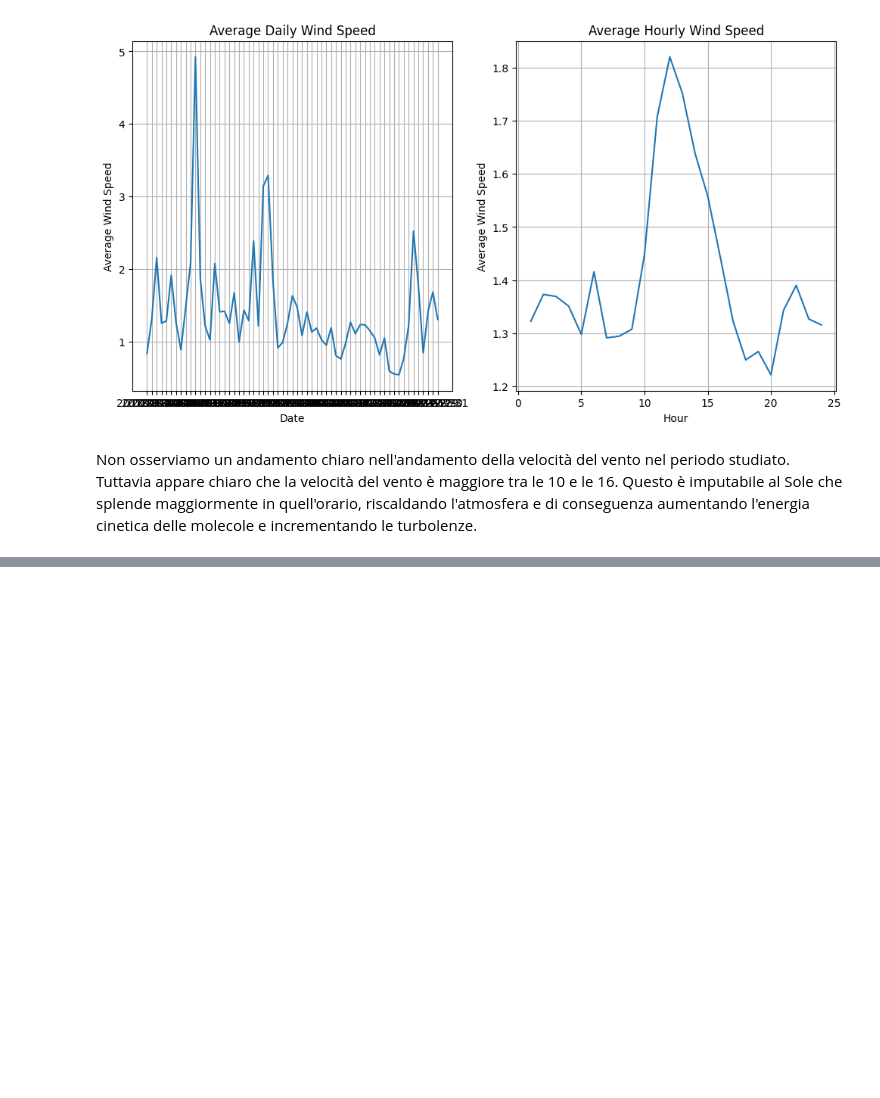
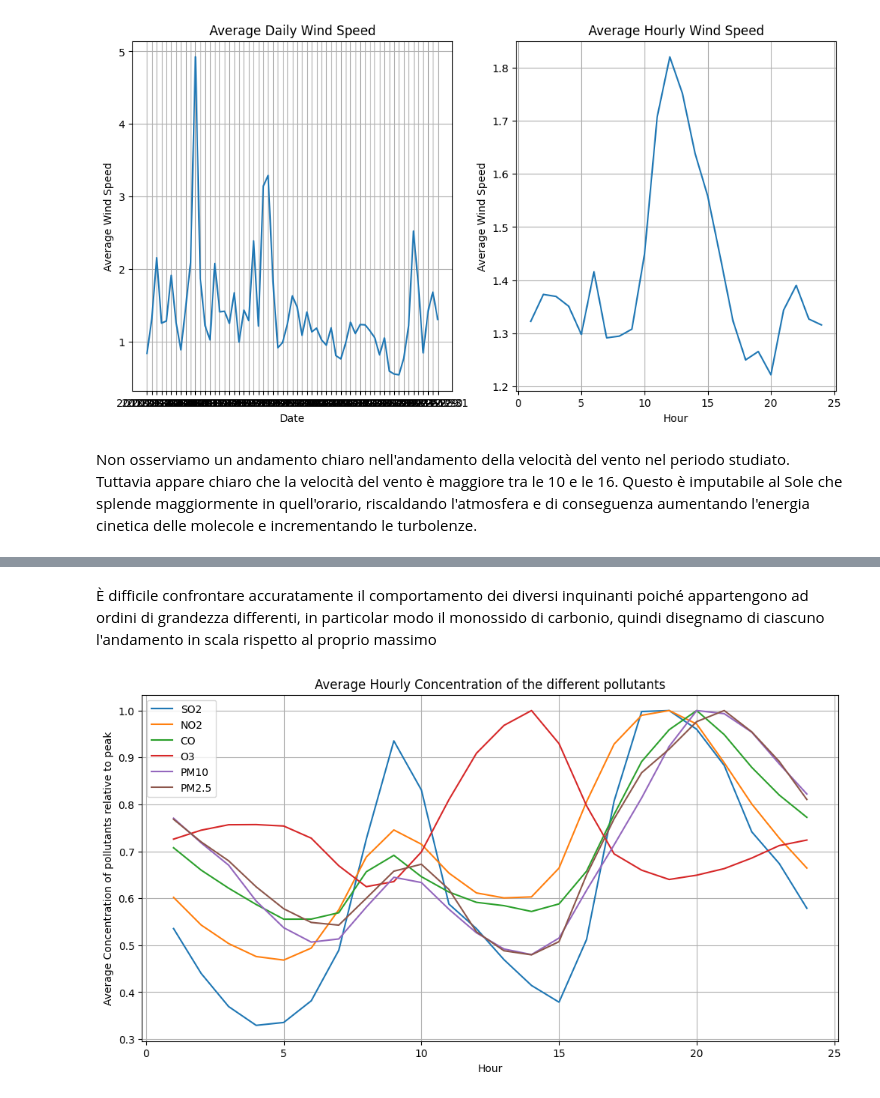
Before and after one commit to CarloDegasperi/DataScience, a Jupyter notebook: notebooks/EDA.ipynb, the cells around one changed output, grey strips where cells are left out. Cells and saved outputs as stored; diff of their text form; code cells hidden in the pictures; blank space fills up the shorter version.

```diff
--- a/notebooks/EDA.ipynb
+++ b/notebooks/EDA.ipynb
@@ -403,0 +466,18 @@ Index(['Data', 'Ora', 'Stazione appa', 'geometry appa', 'Stazione meteo',
+# %% [markdown]
+È difficile confrontare accuratamente il comportamento dei diversi inquinanti poiché appartengono ad ordini di grandezza differenti, in particolar modo il monossido di carbonio, quindi disegnamo di ciascuno l'andamento in scala rispetto al proprio massimo
+# %%
+plt.figure(figsize=(12,6))
+
+for p in pols:
+    hourly_p = (final_df.groupby(['Ora'])[p].mean().reset_index())
+    hourly_p[p] = hourly_p[p] / max(hourly_p[p])
+    plt.plot(hourly_p['Ora'], hourly_p[p])
+
+
+plt.xlabel('Hour')
+plt.ylabel('Average Concentration of pollutants relative to peak')
+plt.title('Average Hourly Concentration of the different pollutants')
+plt.legend(pols)
+plt.grid(True)
+# %% [output]
+[figure, added]
```
Also changed, not shown: parts of 15 cells of this notebook, 1 other file.
